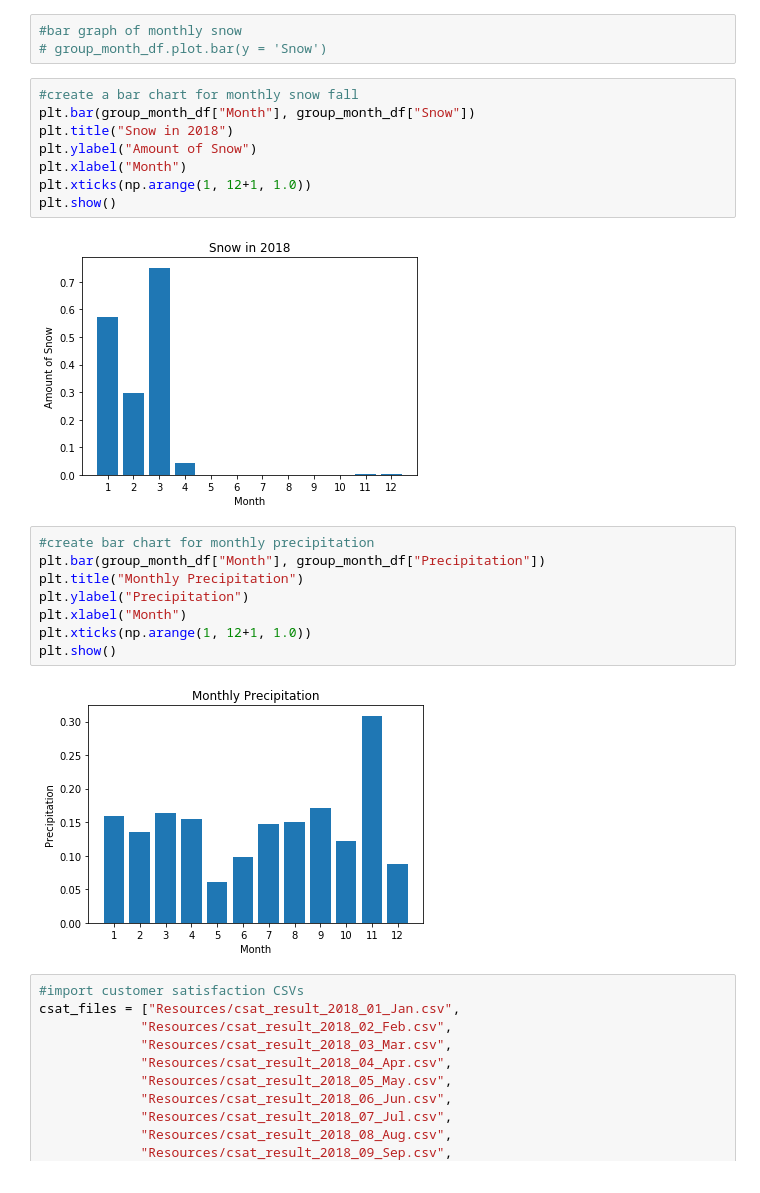
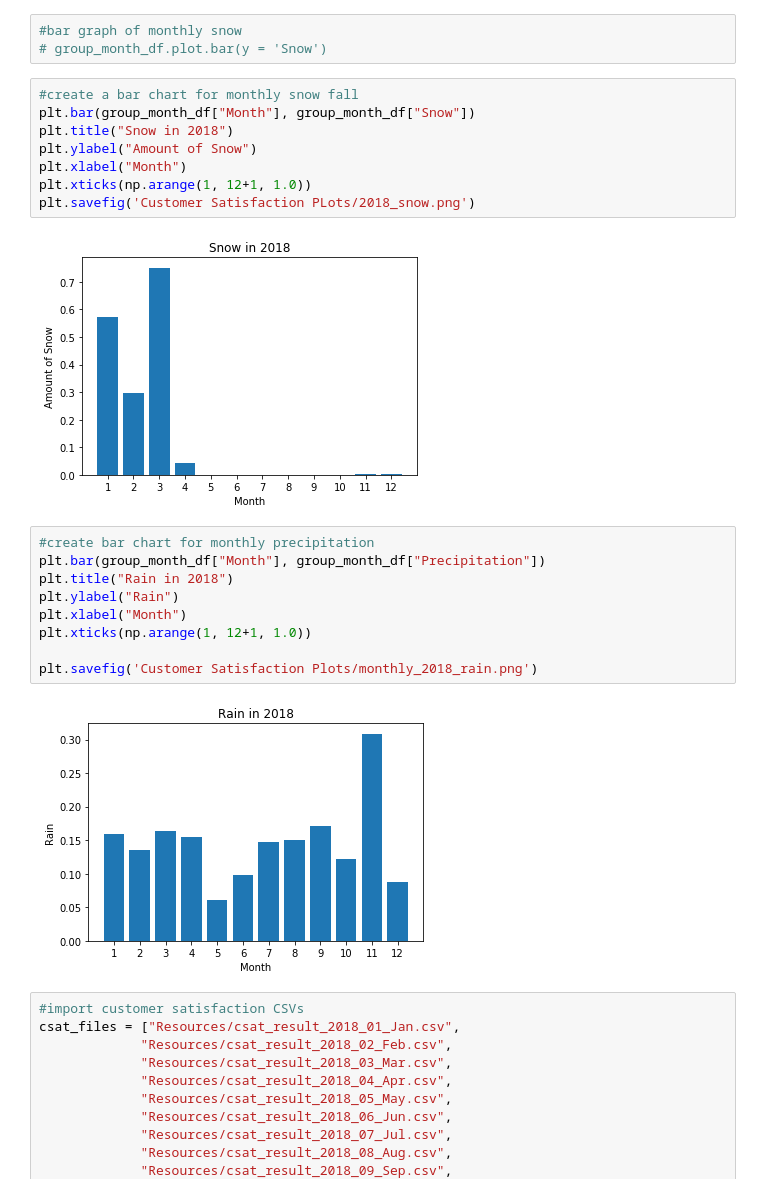
Before and after one commit to tifaria/Project-1, a Jupyter notebook: Weather vs Customer Satisfaction.ipynb, the cells around one changed output. Drawn from its saved outputs; the diff is of its cells as text.

Commit message:
saved plots

```diff
--- a/Weather vs Customer Satisfaction.ipynb
+++ b/Weather vs Customer Satisfaction.ipynb
@@ -141,19 +141,20 @@ plt.title("Snow in 2018")
 plt.ylabel("Amount of Snow")
 plt.xlabel("Month")
 plt.xticks(np.arange(1, 12+1, 1.0))
-plt.show()
+plt.savefig('Customer Satisfaction PLots/2018_snow.png')
 # %% [output]
 [figure]
 # %%
 #create bar chart for monthly precipitation
 plt.bar(group_month_df["Month"], group_month_df["Precipitation"])
-plt.title("Monthly Precipitation")
-plt.ylabel("Precipitation")
+plt.title("Rain in 2018")
+plt.ylabel("Rain")
 plt.xlabel("Month")
 plt.xticks(np.arange(1, 12+1, 1.0))
-plt.show()
+
+plt.savefig('Customer Satisfaction Plots/monthly_2018_rain.png')
 # %% [output]
-[figure, old version]
+[figure, new version]
 # %%
 #import customer satisfaction CSVs
 csat_files = ["Resources/csat_result_2018_01_Jan.csv",
```
Also changed, not shown: parts of 1 cell of this notebook, 3 other files.
